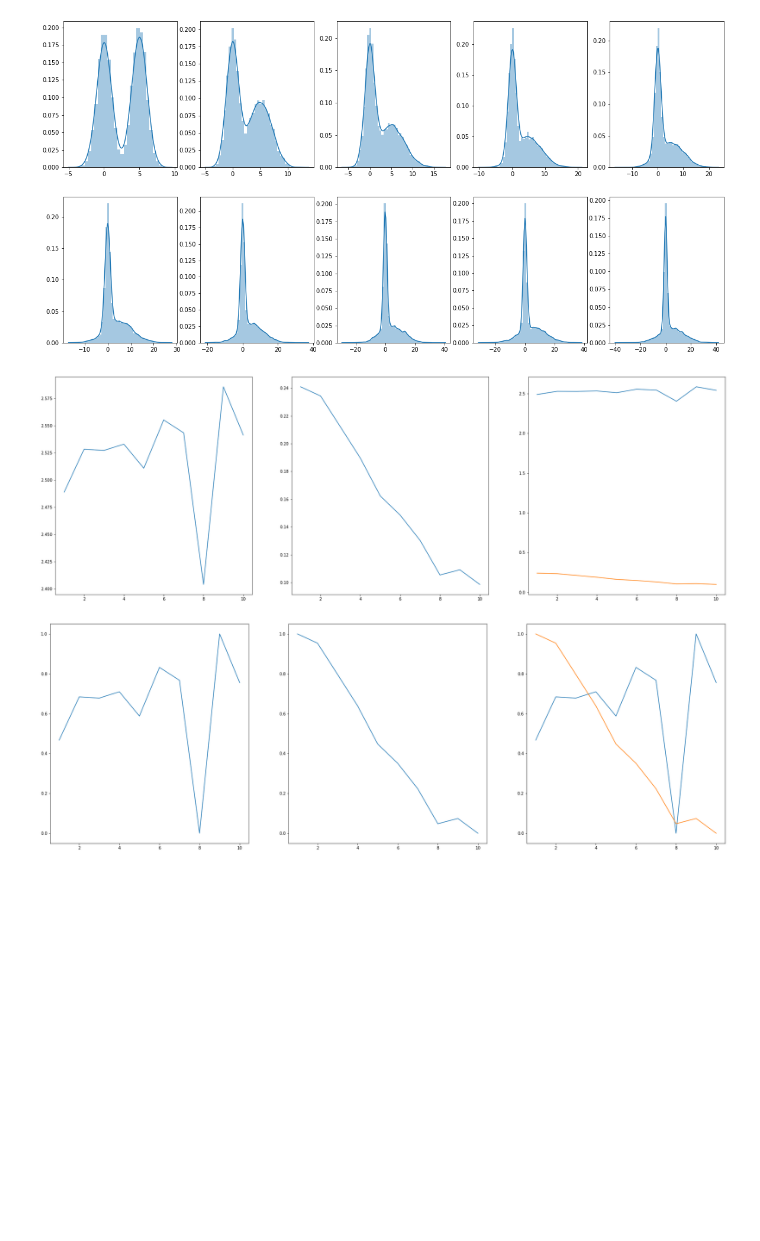
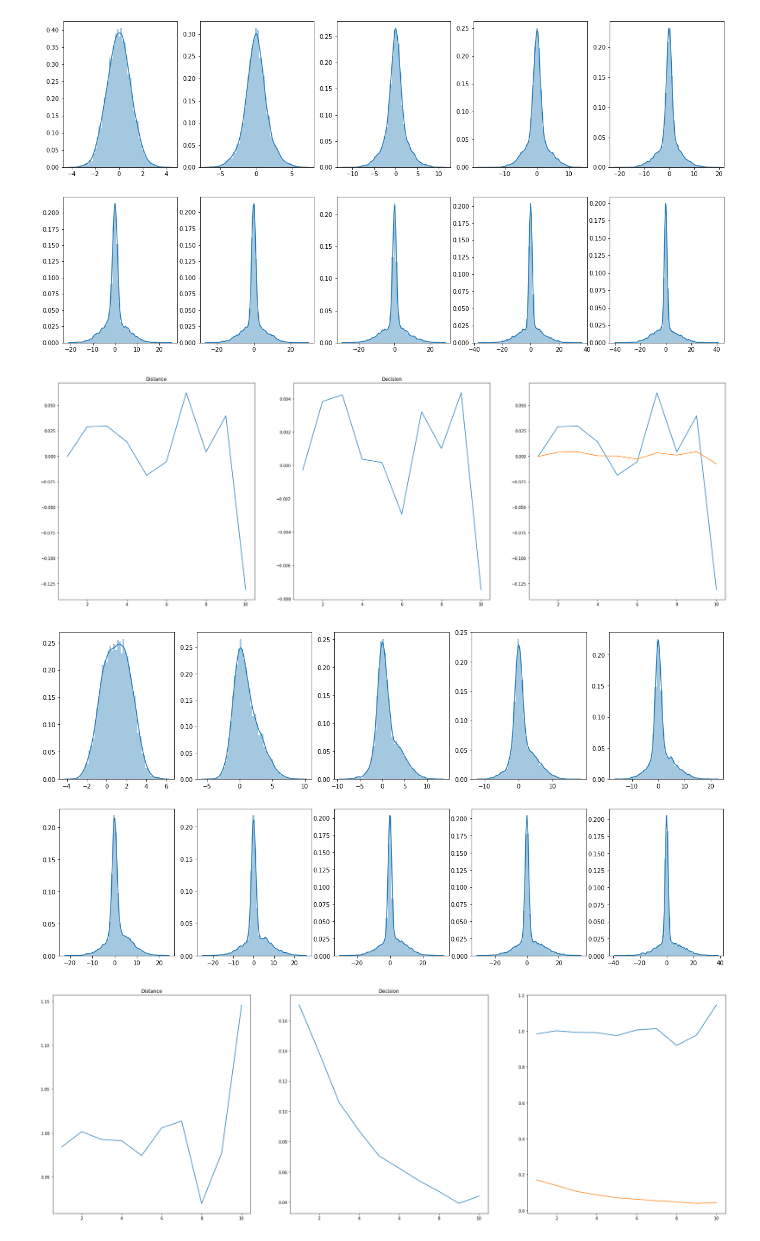
Before and after one commit to floydkretschmar/master-thesis, a Jupyter notebook: exp/013-covariacne-experiments.ipynb, the cells around one changed output. Cells and saved outputs as stored; diff of their text form; code cells hidden in the pictures; blank space fills up the shorter version.

Commit message:
expanded tests with covariance of distance and decision

```diff
--- a/exp/013-covariacne-experiments.ipynb
+++ b/exp/013-covariacne-experiments.ipynb
@@ -38,7 +38,7 @@ class DistanceDistribution:
 
         return distance, s
 
-    def sample_different_mu_varying_stddev(self, n, stddev_multiplier, fraction_protected=0.5):
+    def sample_different_mu_varying_stddev(self, n, mu_multiplier, stddev_multiplier, fraction_protected=0.5):
         s = self._sample_s(n, fraction_protected)
         distance = np.random.randn(n, 1)
 
@@ -46,7 +46,7 @@ class DistanceDistribution:
 
         indices = np.array(range(0, s.shape[0]))
         s_1 = indices[s.squeeze() == 1]
-        distance[s_1] += 5
+        distance[s_1] += mu_multiplier
 
         return distance, s
 # %%
@@ -64,9 +64,11 @@ def plot_results(x, covariances_distance, covariances_decision, xscale='linear')
     f, axes = plt.subplots(1, 3, figsize=(30, 10), sharex=False)
     sns.lineplot(x=x, y=covariances_distance, ax=axes[0])
     axes[0].set_xscale(xscale)
+    axes[0].set_title("Distance")
 
     sns.lineplot(x=x, y=covariances_decision, ax=axes[1])
     axes[1].set_xscale(xscale)
+    axes[1].set_title("Decision")
 
     axes[2].set_xscale(xscale)
     sns.lineplot(x=x, y=covariances_distance, ax=axes[2])
@@ -135,14 +137,17 @@ plot_results(stddev_range, normalize(covariances_distance), normalize(covariance
 # %%
 dist = DistanceDistribution()
 stddev_range = range(1, 11)
 #stddev_range = np.logspace(-1, 1, base=10, endpoint=True, num=30)
 
-covariances_distance, covariances_decision = calc(10000, stddev_range, dist.sample_different_mu_varying_stddev, verbose=True)
-#plot_results(stddev_range, covariances_distance, covariances_decision, xscale='log')
-#plot_results(stddev_range, normalize(covariances_distance), normalize(covariances_decision), xscale='log')
-plot_results(stddev_range, covariances_distance, covariances_decision)
-plot_results(stddev_range, normalize(covariances_distance), normalize(covariances_decision))
+for mu in range(0, 10, 2):
+    func = lambda n, r : dist.sample_different_mu_varying_stddev(n, mu_multiplier=mu, stddev_multiplier=r)
+    covariances_distance, covariances_decision = calc(10000, stddev_range, func, verbose=True)
+    #plot_results(stddev_range, covariances_distance, covariances_decision, xscale='log')
+    #plot_results(stddev_range, normalize(covariances_distance), normalize(covariances_decision), xscale='log')
+    plot_results(stddev_range, covariances_distance, covariances_decision)
+    #plot_results(stddev_range, normalize(covariances_distance), normalize(covariances_decision))
 # %% [output]
-[figure, old version]
+[figure, new version]
-[figure, old version]
+[figure, new version]
-[figure, old version]
+[figure, new version]
+[figure, added]
```
Also changed, not shown: parts of 3 cells of this notebook.
